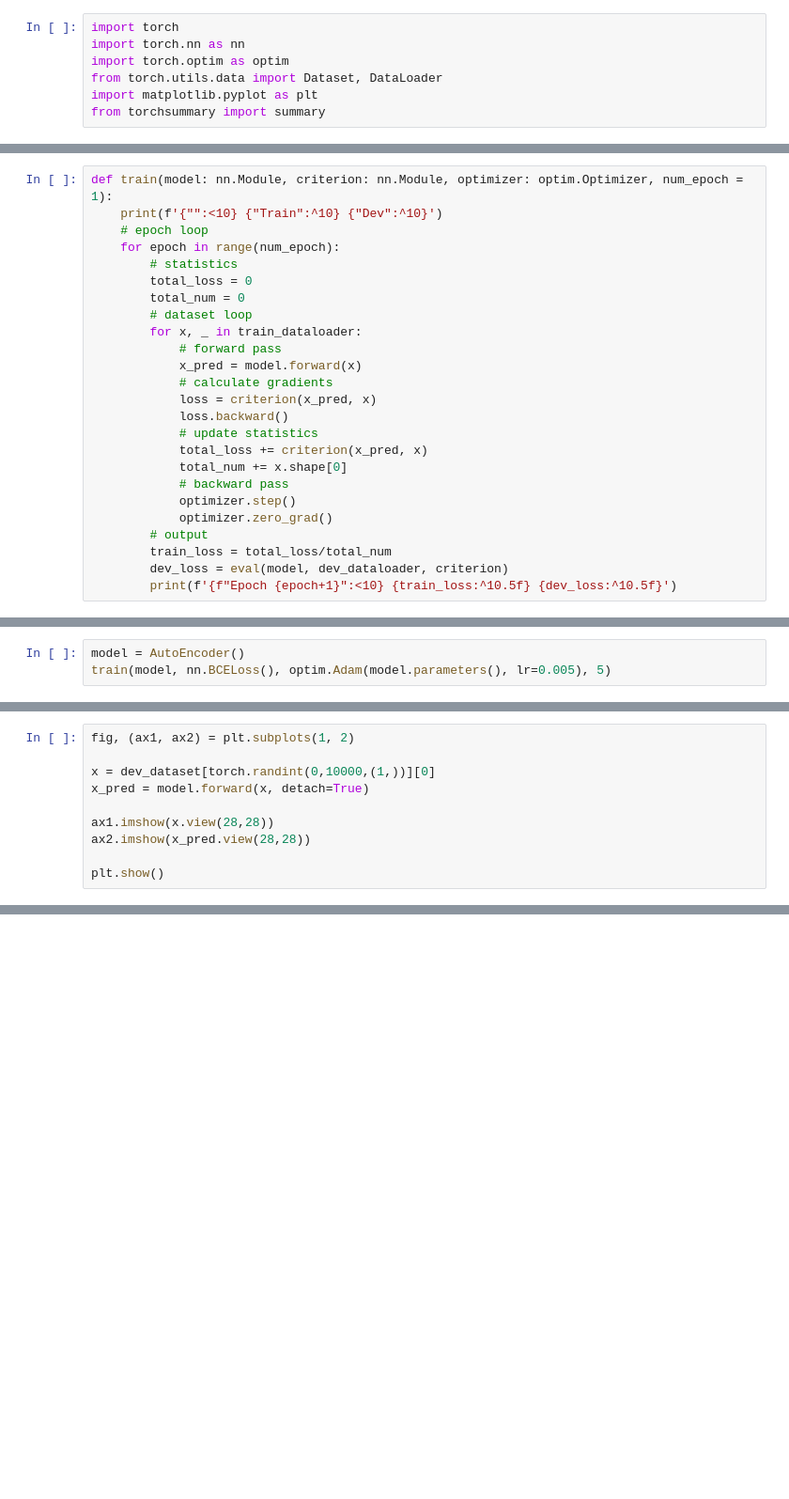
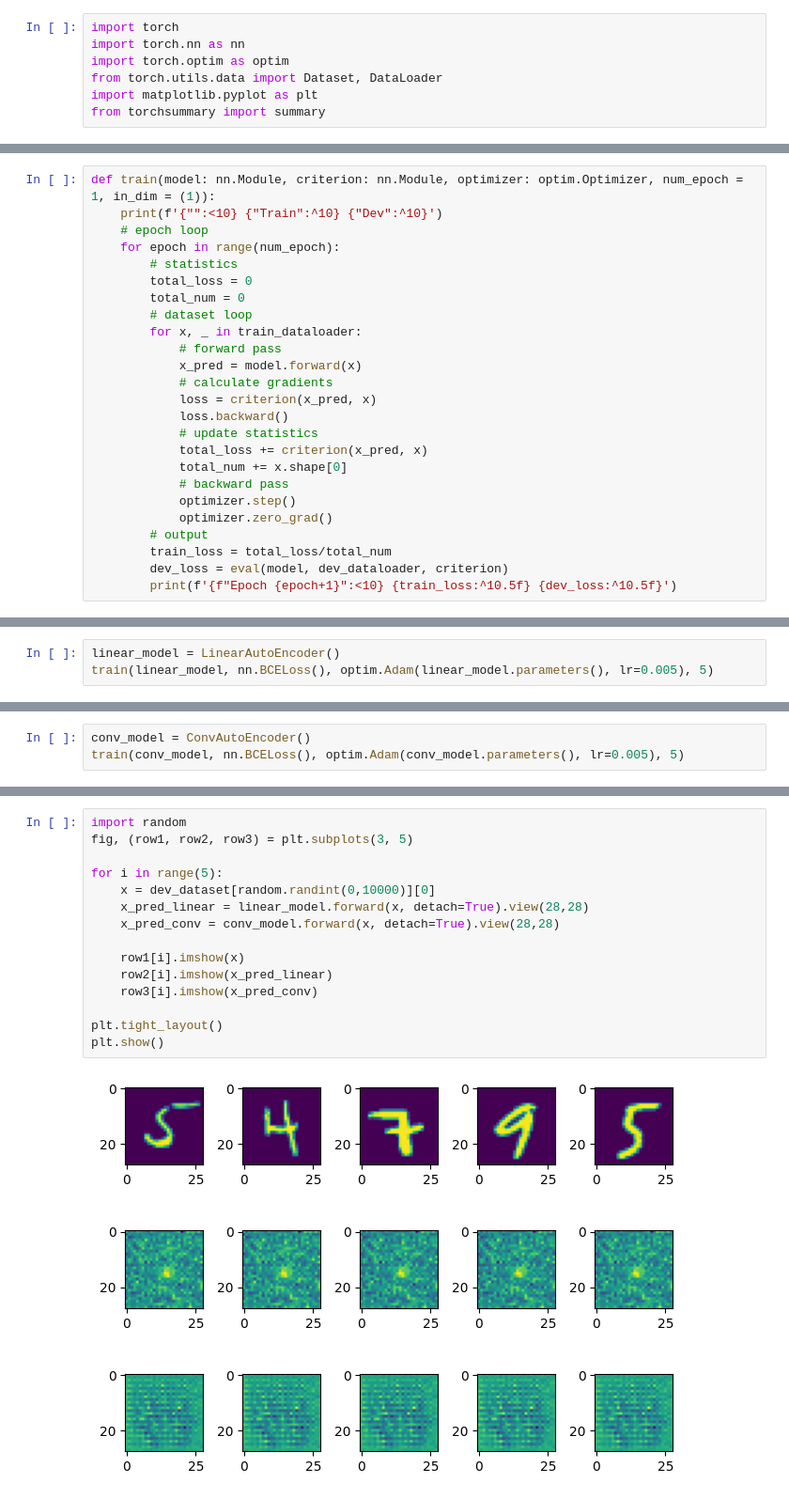
Before and after one commit to jgray9/CMSC678_Assignment3, a Jupyter notebook: Assignment 3.ipynb, the cells around one changed output, grey strips where cells are left out. Shown: that part at 94% size. Drawn from its saved outputs; the diff is of its cells as text; blank space fills up the shorter version.

Commit message:
conv autoencoder + samples are 2D tensors

```diff
--- a/Assignment 3.ipynb
+++ b/Assignment 3.ipynb
@@ -57,7 +133,7 @@ def eval(model: nn.Module, dataloader: DataLoader, criterion: nn.Module):
     # ret
     return total_loss/total_num
 # %%
-def train(model: nn.Module, criterion: nn.Module, optimizer: optim.Optimizer, num_epoch = 1):
+def train(model: nn.Module, criterion: nn.Module, optimizer: optim.Optimizer, num_epoch = 1, in_dim = (1)):
     print(f'{"":<10} {"Train":^10} {"Dev":^10}')
     # epoch loop
     for epoch in range(num_epoch):
@@ -119,5 +160,5 @@ class AutoEncoder(nn.Module):
 # %%
-model = AutoEncoder()
-train(model, nn.BCELoss(), optim.Adam(model.parameters(), lr=0.005), 5)
+linear_model = LinearAutoEncoder()
+train(linear_model, nn.BCELoss(), optim.Adam(linear_model.parameters(), lr=0.005), 5)
 # %% [output]
              Train       Dev
@@ -129,10 +165,0 @@ Epoch 5     0.01277    0.01275
-# %%
-fig, (ax1, ax2) = plt.subplots(1, 2)
-
-x = dev_dataset[torch.randint(0,10000,(1,))][0]
-x_pred = model.forward(x, detach=True)
-
-ax1.imshow(x.view(28,28))
-ax2.imshow(x_pred.view(28,28))
-
-plt.show()
@@ -140,0 +166,3 @@ plt.show()
+# %%
+conv_model = ConvAutoEncoder()
+train(conv_model, nn.BCELoss(), optim.Adam(conv_model.parameters(), lr=0.005), 5)
@@ -140,0 +174,17 @@ plt.show()
+# %%
+import random
+fig, (row1, row2, row3) = plt.subplots(3, 5)
+
+for i in range(5):
+    x = dev_dataset[random.randint(0,10000)][0]
+    x_pred_linear = linear_model.forward(x, detach=True).view(28,28)
+    x_pred_conv = conv_model.forward(x, detach=True).view(28,28)
+
+    row1[i].imshow(x)
+    row2[i].imshow(x_pred_linear)
+    row3[i].imshow(x_pred_conv)
+
+plt.tight_layout()
+plt.show()
+# %% [output]
+[figure, added]
```
Also changed, not shown: parts of 14 cells of this notebook.
